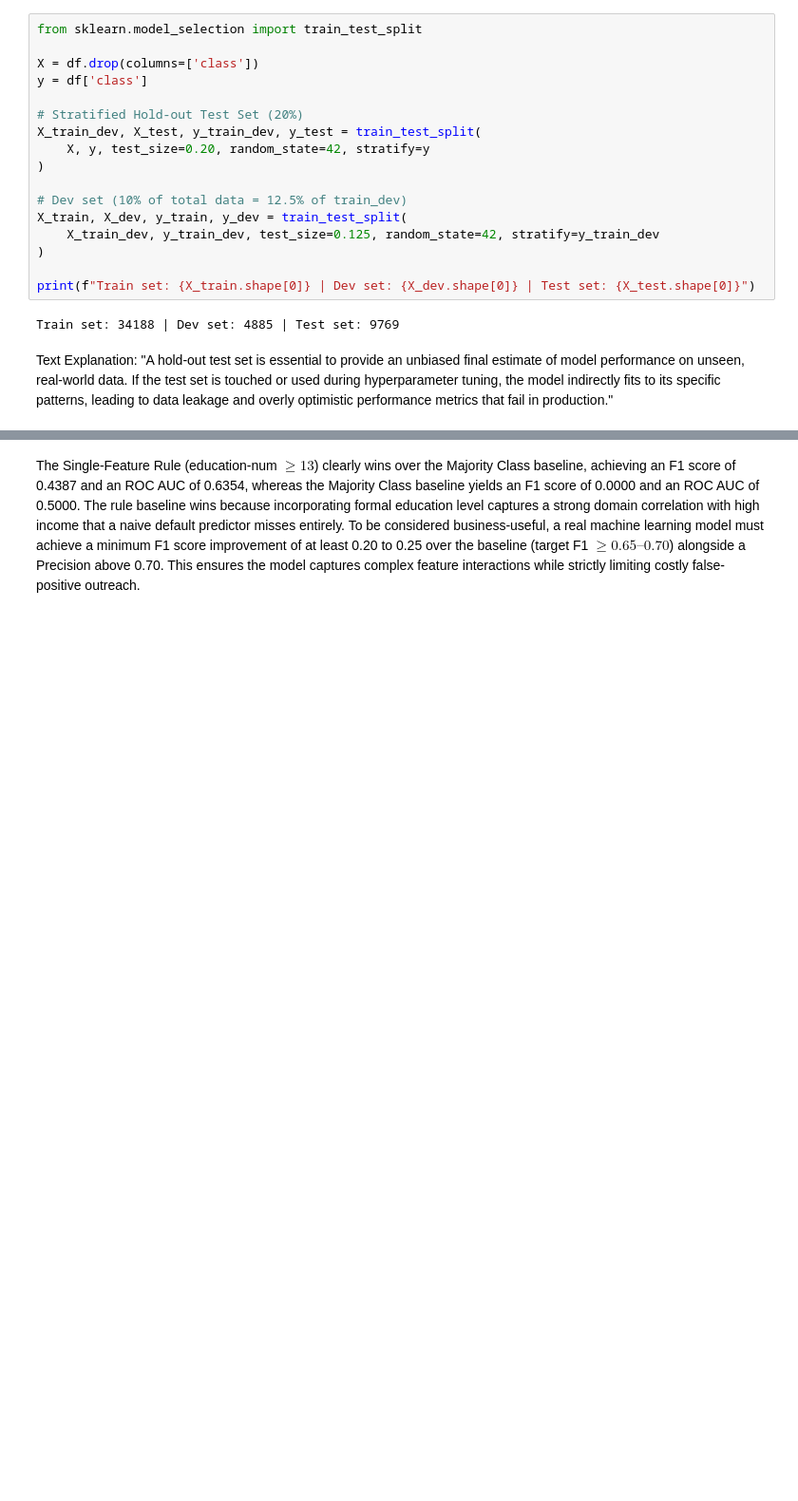
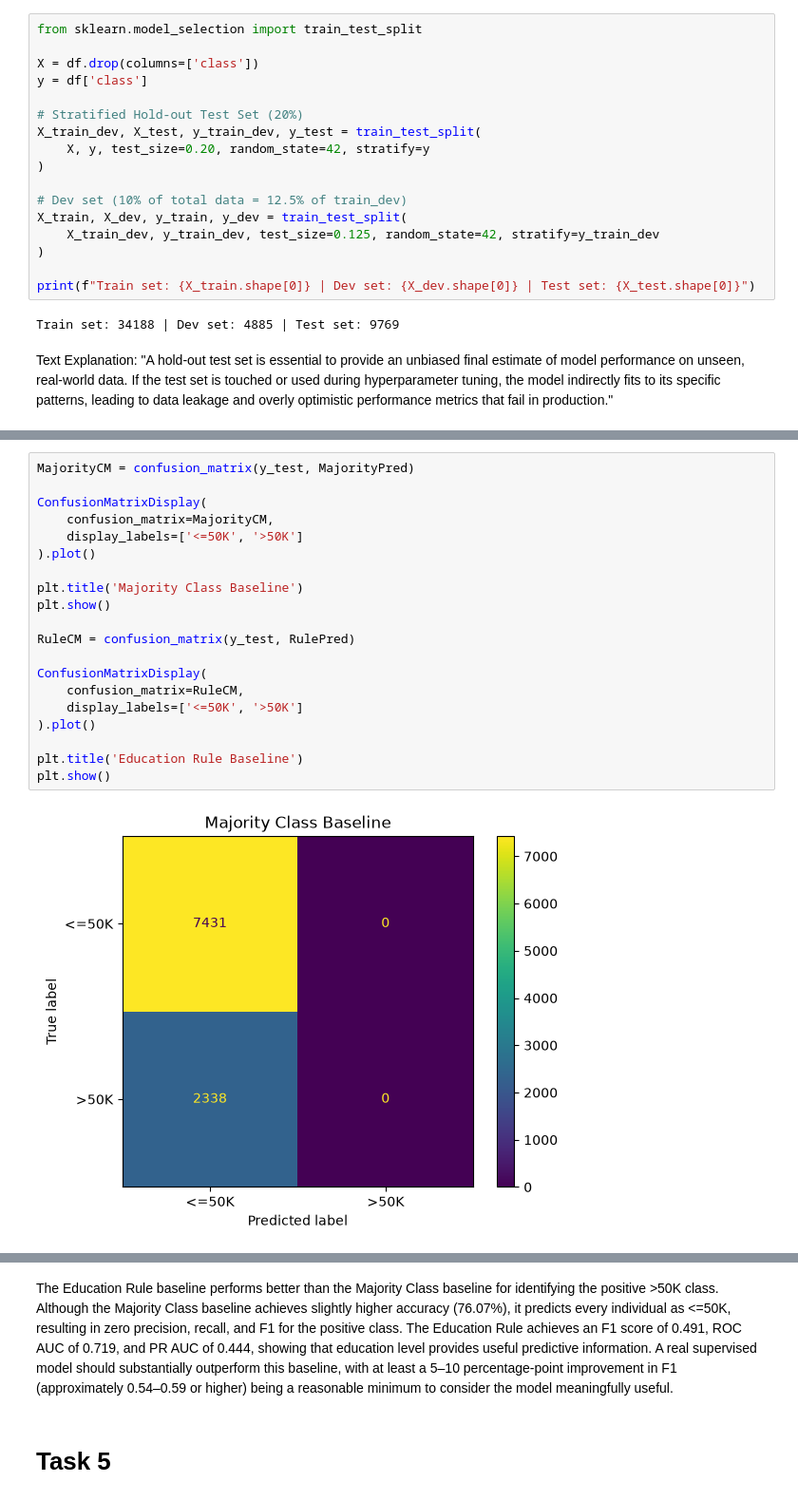
Before and after one commit to MuhammadM434-prog/Web-3-Geeks-Internship, a Jupyter notebook: Week 1/Day 1/Week1Day1Tasks.ipynb, the cells around one changed output, grey strips where cells are left out. Shown at 95% size. Cells and saved outputs as stored; diff of their text form; blank space fills up the shorter version.

```diff
--- a/Week 1/Day 1/Week1Day1Tasks.ipynb
+++ b/Week 1/Day 1/Week1Day1Tasks.ipynb
@@ -236,0 +278,22 @@ Confusion Matrix - Rule Baseline (Edu >= 13):
+# %%
+MajorityCM = confusion_matrix(y_test, MajorityPred)
+
+ConfusionMatrixDisplay(
+    confusion_matrix=MajorityCM,
+    display_labels=['<=50K', '>50K']
+).plot()
+
+plt.title('Majority Class Baseline')
+plt.show()
+
+RuleCM = confusion_matrix(y_test, RulePred)
+
+ConfusionMatrixDisplay(
+    confusion_matrix=RuleCM,
+    display_labels=['<=50K', '>50K']
+).plot()
+
+plt.title('Education Rule Baseline')
+plt.show()
+# %% [output]
+[figure, added]
@@ -237,3 +301,5 @@ Confusion Matrix - Rule Baseline (Edu >= 13):
 # %% [markdown]
-The Single-Feature Rule (education-num $\ge 13$) clearly wins over the Majority Class baseline, achieving an F1 score of 0.4387 and an ROC AUC of 0.6354, whereas the Majority Class baseline yields an F1 score of 0.0000 and an ROC AUC of 0.5000. The rule baseline wins because incorporating formal education level captures a strong domain correlation with high income that a naive default predictor misses entirely. To be considered business-useful, a real machine learning model must achieve a minimum F1 score improvement of at least 0.20 to 0.25 over the baseline (target F1 $\ge 0.65–0.70$) alongside a Precision above 0.70. This ensures the model captures complex feature interactions while strictly limiting costly false-positive outreach.
+The Education Rule baseline performs better than the Majority Class baseline for identifying the positive >50K class. Although the Majority Class baseline achieves slightly higher accuracy (76.07%), it predicts every individual as <=50K, resulting in zero precision, recall, and F1 for the positive class. The Education Rule achieves an F1 score of 0.491, ROC AUC of 0.719, and PR AUC of 0.444, showing that education level provides useful predictive information. A real supervised model should substantially outperform this baseline, with at least a 5–10 percentage-point improvement in F1 (approximately 0.54–0.59 or higher) being a reasonable minimum to consider the model meaningfully useful.
+# %% [markdown]
+# Task 5
 # %%
```
Also changed, not shown: parts of 10 cells of this notebook, 1 other file.
